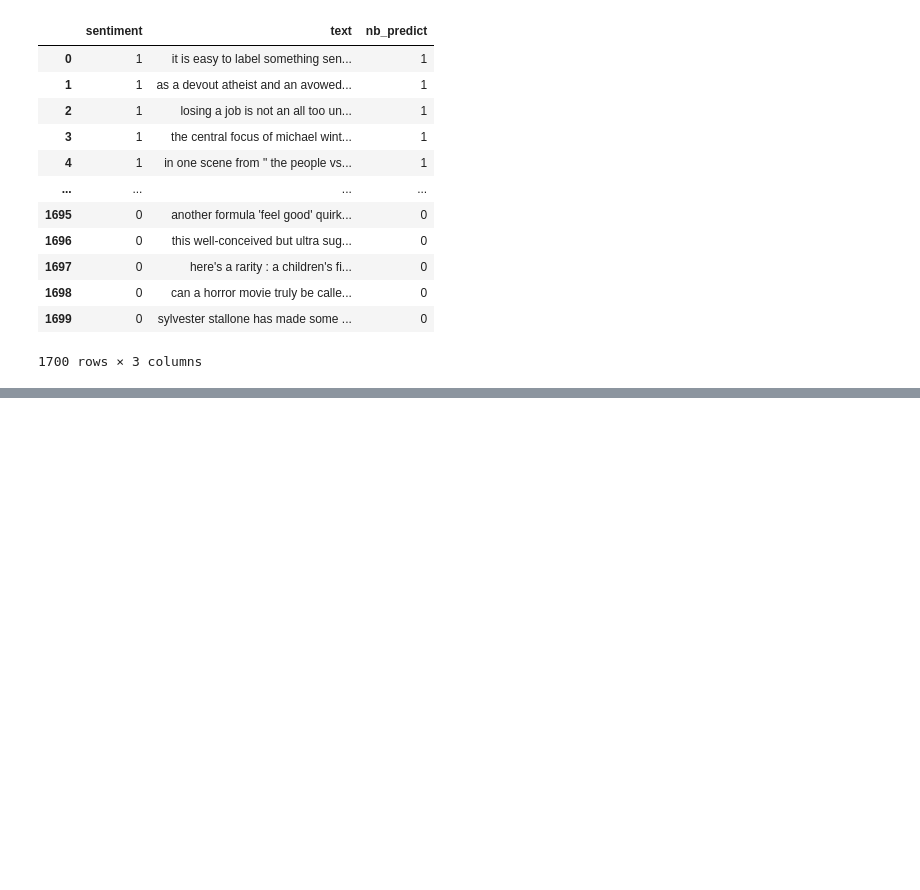
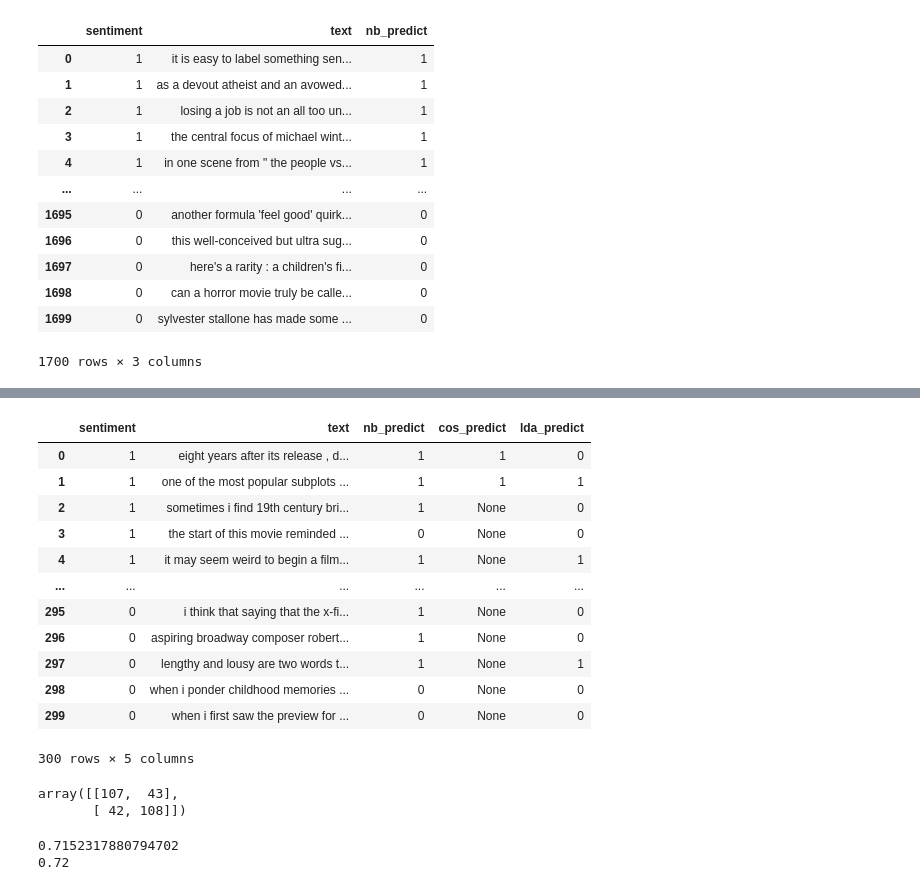
Before and after one commit to YeabinMoonEcon/BUS211, a Jupyter notebook: BUS243_NLP/HW/HW3_sol.ipynb, the cells around one changed output, grey strips where cells are left out. Cells and saved outputs as stored; diff of their text form; code cells hidden in the pictures; blank space fills up the shorter version.

```diff
--- a/BUS243_NLP/HW/HW3_sol.ipynb
+++ b/BUS243_NLP/HW/HW3_sol.ipynb
@@ -517,0 +538,35 @@ Next, we create numpy arrays from the values of the test and document vectors di
+# %%
+tfidf_test = vectorizer.transform(test.text).toarray()
+# %%
+columns = ['topic{}'.format(i) for i in range(pca.n_components)]
+test_pca_topic_vectors = pca.transform(tfidf_test)
+test_pca_topic_vectors = pd.DataFrame(test_pca_topic_vectors, columns=columns)
+# %%
+test['lda_predict'] = lda.predict(test_pca_topic_vectors)
+# %%
+test
+# %% [output]
+|  | sentiment | text | nb_predict | cos_predict | lda_predict |
+| 0 | 1 | eight years after its release , d... | 1 | 1 | 0 |
+| 1 | 1 | one of the most popular subplots ... | 1 | 1 | 1 |
+| 2 | 1 | sometimes i find 19th century bri... | 1 | None | 0 |
+| 3 | 1 | the start of this movie reminded ... | 0 | None | 0 |
+| 4 | 1 | it may seem weird to begin a film... | 1 | None | 1 |
+| ... | ... | ... | ... | ... | ... |
+| 295 | 0 | i think that saying that the x-fi... | 1 | None | 0 |
+| 296 | 0 | aspiring broadway composer robert... | 1 | None | 0 |
+| 297 | 0 | lengthy and lousy are two words t... | 1 | None | 1 |
+| 298 | 0 | when i ponder childhood memories ... | 0 | None | 0 |
+| 299 | 0 | when i first saw the preview for ... | 0 | None | 0 |
+300 rows × 5 columns
+# %%
+confusion_matrix(test.sentiment, test.lda_predict)
+# %% [output]
+array([[107,  43],
+       [ 42, 108]])
+# %%
+print(precision_score(test.sentiment, test.lda_predict))
+print(recall_score(test.sentiment, test.lda_predict))
+# %% [output]
+0.7152317880794702
+0.72
```
Also changed, not shown: parts of 27 cells of this notebook, 4 other files.
